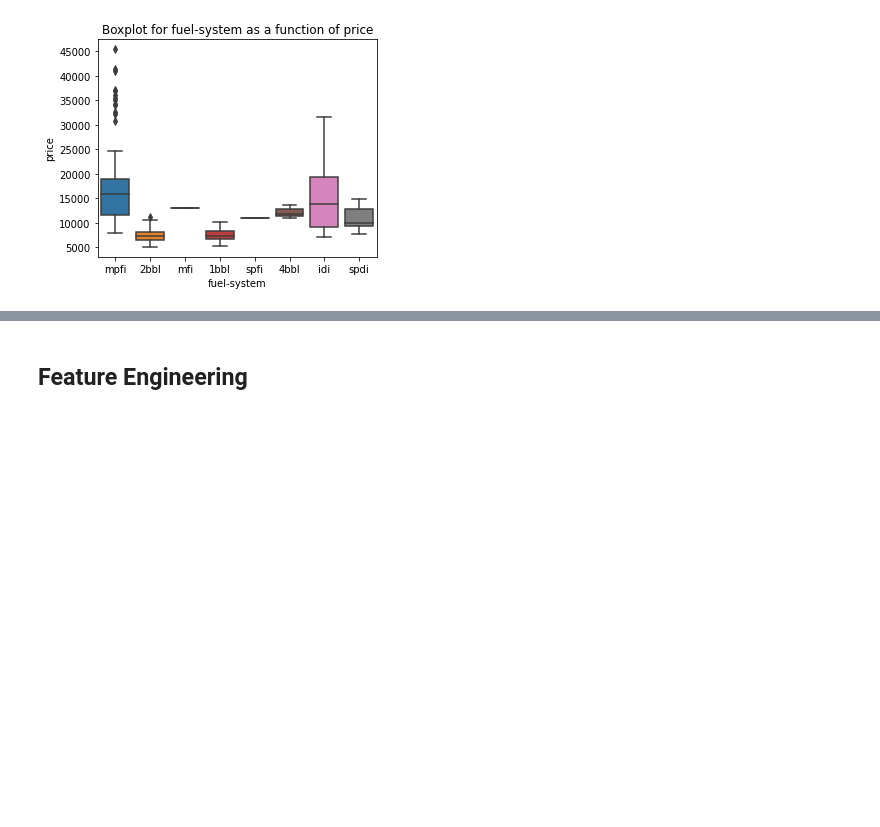
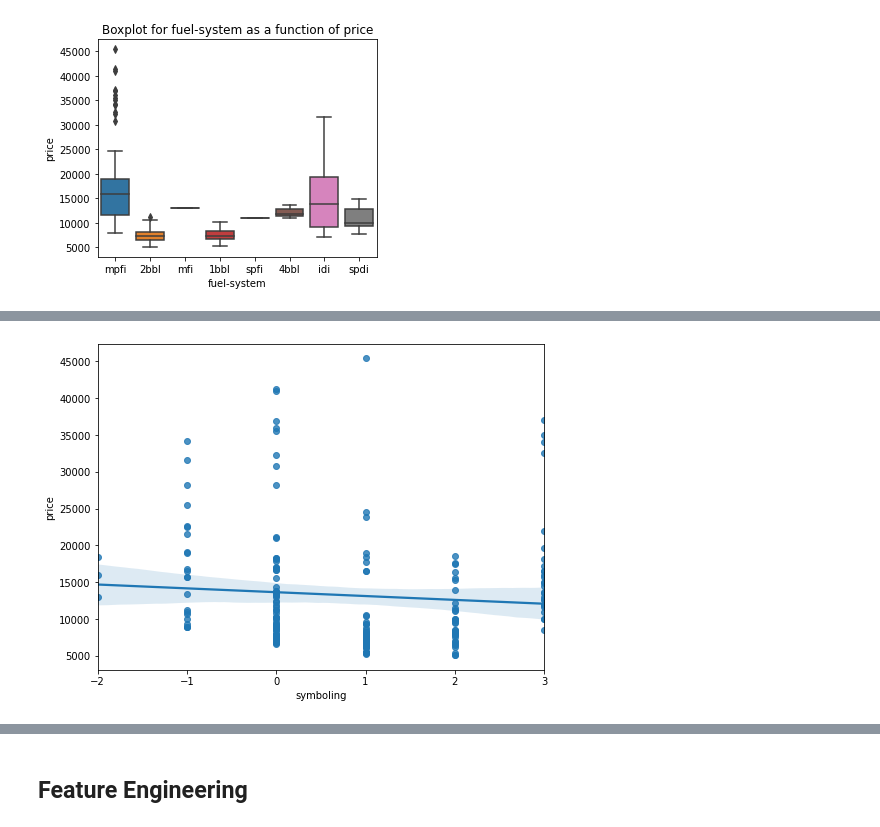
Before and after one commit to obeabi/Automobile_Data_Set, a Jupyter notebook: Auto_V3.ipynb, the cells around one changed output, grey strips where cells are left out. Cells and saved outputs as stored; diff of their text form; code cells hidden in the pictures; blank space fills up the shorter version.

```diff
--- a/Auto_V3.ipynb
+++ b/Auto_V3.ipynb
@@ -562,0 +601,6 @@ df2.corr()
+# %%
+# regression plot of symboling
+sns.regplot(x = 'symboling', y = 'price', data = df2)
+plt.show()
+# %% [output]
+[figure, added]
```
Also changed, not shown: parts of 19 cells of this notebook.
